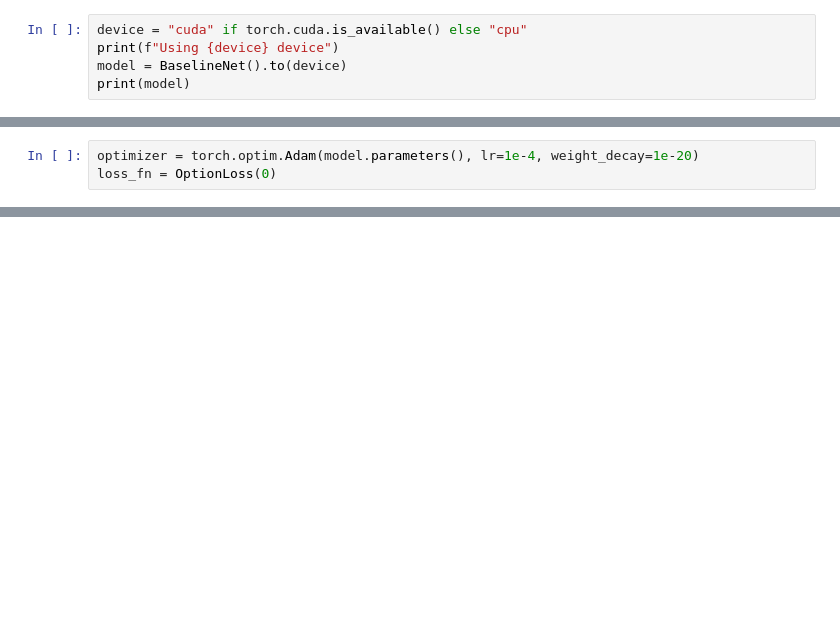
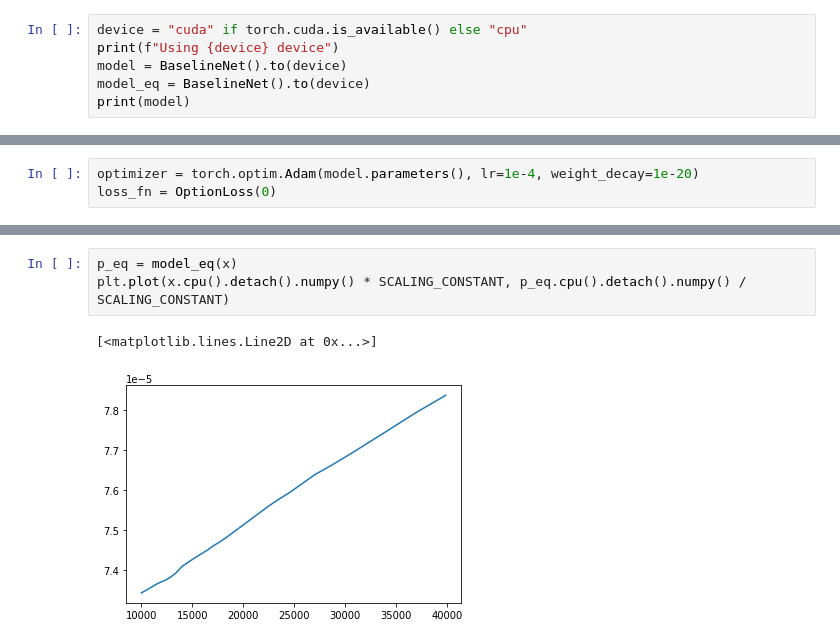
Before and after one commit to Antares01/NNs_for_option_pricing_semester_project, a Jupyter notebook: nikkei-options-dataset.ipynb, the cells around one changed output, grey strips where cells are left out. Saved outputs shown, nothing was run; the diff lists cells and outputs as text; blank space fills up the shorter version.

```diff
--- a/nikkei-options-dataset.ipynb
+++ b/nikkei-options-dataset.ipynb
@@ -144,6 +154,7 @@ class BaselineNet(nn.Module):
 device = "cuda" if torch.cuda.is_available() else "cpu"
 print(f"Using {device} device")
 model = BaselineNet().to(device)
+model_eq = BaselineNet().to(device)
 print(model)
 # %% [output]
 Using cpu device
@@ -229,0 +251,6 @@ plt.plot(x.cpu().detach().numpy() * SCALING_CONSTANT, p.cpu().detach().numpy() /
+# %%
+p_eq = model_eq(x)
+plt.plot(x.cpu().detach().numpy() * SCALING_CONSTANT, p_eq.cpu().detach().numpy() / SCALING_CONSTANT)
+# %% [output]
+[<matplotlib.lines.Line2D at 0x...>]
+[figure, added]
```
Also changed, not shown: parts of 9 cells of this notebook.
